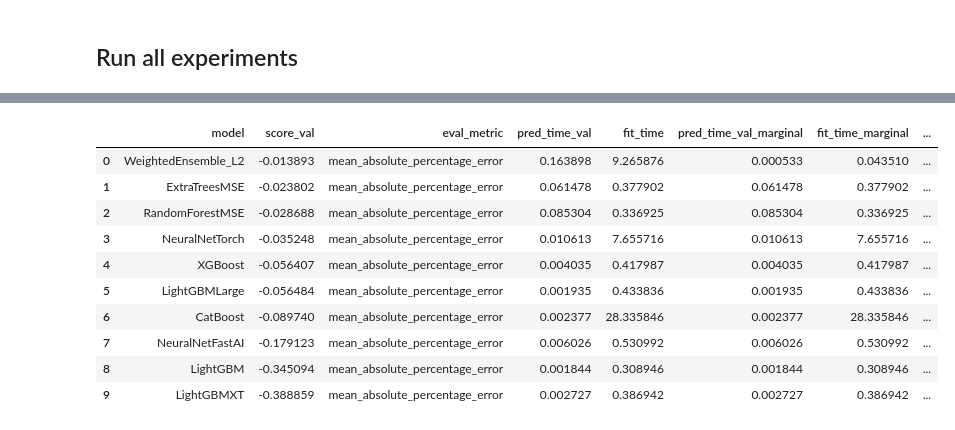
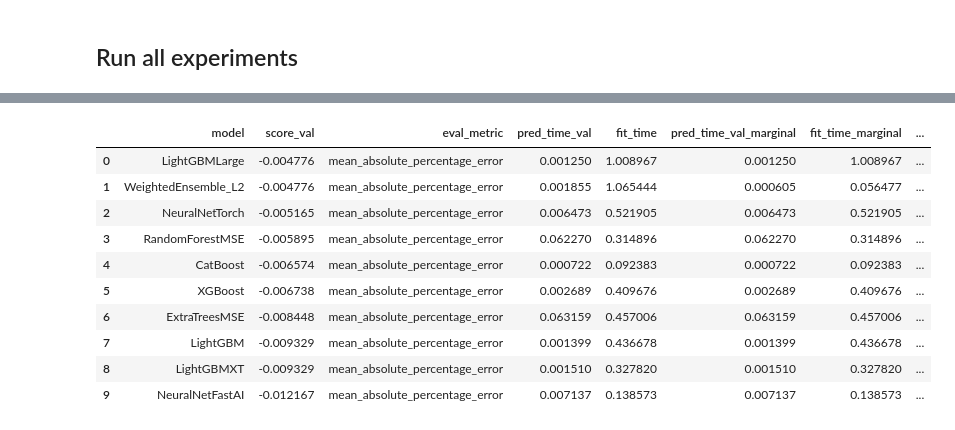
Before and after one commit to clr-cera/AplicacoesMaquina, a Jupyter notebook: ex1/automl-rice.ipynb, the cells around one changed output, grey strips where cells are left out. Drawn from its saved outputs; the diff is of its cells as text; code cells hidden in the pictures.

```diff
--- a/ex1/automl-rice.ipynb
+++ b/ex1/automl-rice.ipynb
@@ -145,40 +223,56 @@ def fit_predictor(train, features, path):
 # %%
 # Experiment 1: train on 5/10/15 years, predict 2019-2023 (no climate).
-def experiment_window_lengths(data, windows=(5, 10, 15)):
+def experiment_window_lengths(data, windows=(5, 10, 15), country_col="Area"):
     results = {}
     for w in windows:
         start = 2018 - w + 1
         train = data[(data["Year"] >= start) & (data["Year"] <= 2018)]
         test = data[(data["Year"] >= 2019) & (data["Year"] <= 2023)]
-        predictor = fit_predictor(train, NO_CLIMATE_FEATURES, f"autogluon_models/window_{w}y")
-        results[w] = {"predictor": predictor, "metrics": evaluate(predictor, test, NO_CLIMATE_FEATURES)}
+        predictors = fit_predictor_per_country(train, NO_CLIMATE_FEATURES, country_col, f"autogluon_models/window_{w}y")
+        results[w] = {
+            "predictors": predictors,
+            "metrics": evaluate_per_country(predictors, test, NO_CLIMATE_FEATURES, country_col),
+            "per_country": per_country_metrics(predictors, test, NO_CLIMATE_FEATURES, country_col),
+        }
         print(f"Window {w} years (train {start}-2018): {results[w]['metrics']}")
     return results
 
 
 # Experiment 2: train 2011-2020, predict 2021-2023 (agricultural only).
-def experiment_south_america_no_climate(data):
+def experiment_south_america_no_climate(data, country_col="Area"):
     train = data[data["Year"] <= 2020]
     test = data[data["Year"] > 2020]
-    predictor = fit_predictor(train, NO_CLIMATE_FEATURES, "autogluon_models/sa_no_climate")
-    return {"predictor": predictor, "metrics": evaluate(predictor, test, NO_CLIMATE_FEATURES)}
+    predictors = fit_predictor_per_country(train, NO_CLIMATE_FEATURES, country_col, "autogluon_models/sa_no_climate")
+    return {
+        "predictors": predictors,
+        "metrics": evaluate_per_country(predictors, test, NO_CLIMATE_FEATURES, country_col),
+        "per_country": per_country_metrics(predictors, test, NO_CLIMATE_FEATURES, country_col),
+    }
 
 
 # Experiment 3: train 2011-2020, predict 2021-2023 (with climate).
-def experiment_south_america_climate(data):
+def experiment_south_america_climate(data, country_col="Pais"):
     train = data[data["Year"] <= 2020]
     test = data[data["Year"] > 2020]
-    predictor = fit_predictor(train, CLIMATE_FEATURES, "autogluon_models/sa_climate")
-    return {"predictor": predictor, "metrics": evaluate(predictor, test, CLIMATE_FEATURES)}
+    predictors = fit_predictor_per_country(train, CLIMATE_FEATURES, country_col, "autogluon_models/sa_climate")
+    return {
+        "predictors": predictors,
+        "metrics": evaluate_per_country(predictors, test, CLIMATE_FEATURES, country_col),
+        "per_country": per_country_metrics(predictors, test, CLIMATE_FEATURES, country_col),
+    }
 
 
 # Experiment 4: top-10 world producers, train 2011-2020, predict 2021-2023.
-def experiment_top_producers(data):
+def experiment_top_producers(data, country_col="Area"):
     data = data[data["Area"].isin(TOP_10_PRODUCERS)]
     train = data[data["Year"] <= 2020]
     test = data[data["Year"] > 2020]
-    predictor = fit_predictor(train, NO_CLIMATE_FEATURES, "autogluon_models/top_producers")
-    return {"predictor": predictor, "metrics": evaluate(predictor, test, NO_CLIMATE_FEATURES)}
+    predictors = fit_predictor_per_country(train, NO_CLIMATE_FEATURES, country_col, "autogluon_models/top_producers")
+    return {
+        "predictors": predictors,
+        "metrics": evaluate_per_country(predictors, test, NO_CLIMATE_FEATURES, country_col),
+        "per_country": per_country_metrics(predictors, test, NO_CLIMATE_FEATURES, country_col),
+    }
 # %% [markdown]
 ## Run all experiments
 # %%
@@ -231,16 +324,16 @@ Leaderboards
 # %%
-# Biggest Producers Leaderboard
-results["top_producers"]["predictor"].leaderboard(silent=True)
+# Biggest Producers Leaderboard (example: China)
+results["top_producers"]["predictors"]["China"].leaderboard(silent=True)
 # %% [output]
 |  | model | score_val | eval_metric | pred_time_val | fit_time | pred_time_val_marginal | fit_time_marginal | ... |
-| 0 | WeightedEnsemble_L2 | -0.013893 | mean_absolute_percentage_error | 0.163898 | 9.265876 | 0.000533 | 0.043510 | ... |
-| 1 | ExtraTreesMSE | -0.023802 | mean_absolute_percentage_error | 0.061478 | 0.377902 | 0.061478 | 0.377902 | ... |
-| 2 | RandomForestMSE | -0.028688 | mean_absolute_percentage_error | 0.085304 | 0.336925 | 0.085304 | 0.336925 | ... |
-| 3 | NeuralNetTorch | -0.035248 | mean_absolute_percentage_error | 0.010613 | 7.655716 | 0.010613 | 7.655716 | ... |
-| 4 | XGBoost | -0.056407 | mean_absolute_percentage_error | 0.004035 | 0.417987 | 0.004035 | 0.417987 | ... |
-| 5 | LightGBMLarge | -0.056484 | mean_absolute_percentage_error | 0.001935 | 0.433836 | 0.001935 | 0.433836 | ... |
-| 6 | CatBoost | -0.089740 | mean_absolute_percentage_error | 0.002377 | 28.335846 | 0.002377 | 28.335846 | ... |
-| 7 | NeuralNetFastAI | -0.179123 | mean_absolute_percentage_error | 0.006026 | 0.530992 | 0.006026 | 0.530992 | ... |
-| 8 | LightGBM | -0.345094 | mean_absolute_percentage_error | 0.001844 | 0.308946 | 0.001844 | 0.308946 | ... |
-| 9 | LightGBMXT | -0.388859 | mean_absolute_percentage_error | 0.002727 | 0.386942 | 0.002727 | 0.386942 | ... |
+| 0 | LightGBMLarge | -0.004776 | mean_absolute_percentage_error | 0.001250 | 1.008967 | 0.001250 | 1.008967 | ... |
+| 1 | WeightedEnsemble_L2 | -0.004776 | mean_absolute_percentage_error | 0.001855 | 1.065444 | 0.000605 | 0.056477 | ... |
+| 2 | NeuralNetTorch | -0.005165 | mean_absolute_percentage_error | 0.006473 | 0.521905 | 0.006473 | 0.521905 | ... |
+| 3 | RandomForestMSE | -0.005895 | mean_absolute_percentage_error | 0.062270 | 0.314896 | 0.062270 | 0.314896 | ... |
+| 4 | CatBoost | -0.006574 | mean_absolute_percentage_error | 0.000722 | 0.092383 | 0.000722 | 0.092383 | ... |
+| 5 | XGBoost | -0.006738 | mean_absolute_percentage_error | 0.002689 | 0.409676 | 0.002689 | 0.409676 | ... |
+| 6 | ExtraTreesMSE | -0.008448 | mean_absolute_percentage_error | 0.063159 | 0.457006 | 0.063159 | 0.457006 | ... |
+| 7 | LightGBM | -0.009329 | mean_absolute_percentage_error | 0.001399 | 0.436678 | 0.001399 | 0.436678 | ... |
+| 8 | LightGBMXT | -0.009329 | mean_absolute_percentage_error | 0.001510 | 0.327820 | 0.001510 | 0.327820 | ... |
+| 9 | NeuralNetFastAI | -0.012167 | mean_absolute_percentage_error | 0.007137 | 0.138573 | 0.007137 | 0.138573 | ... |
 # %%
```
Also changed, not shown: parts of 10 cells of this notebook, 2 other files.
